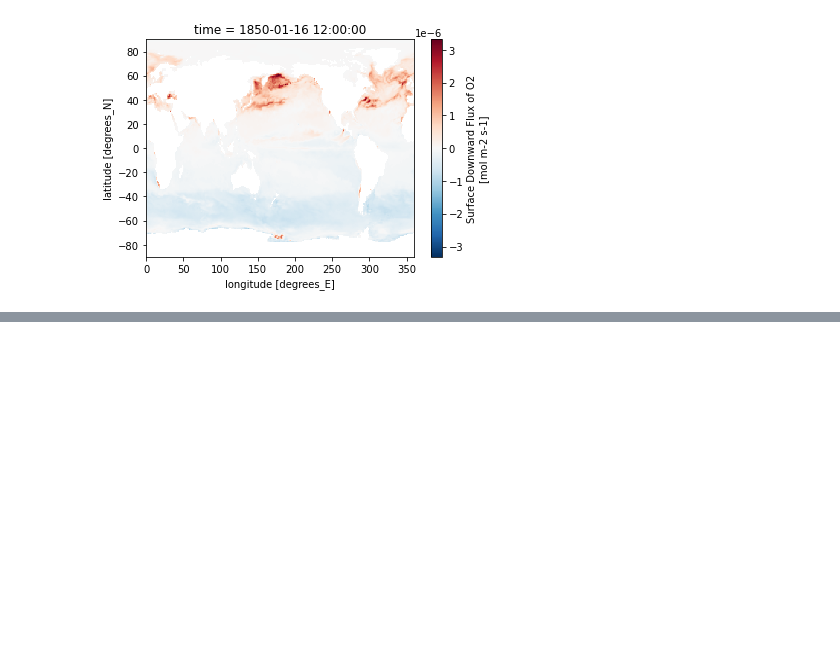
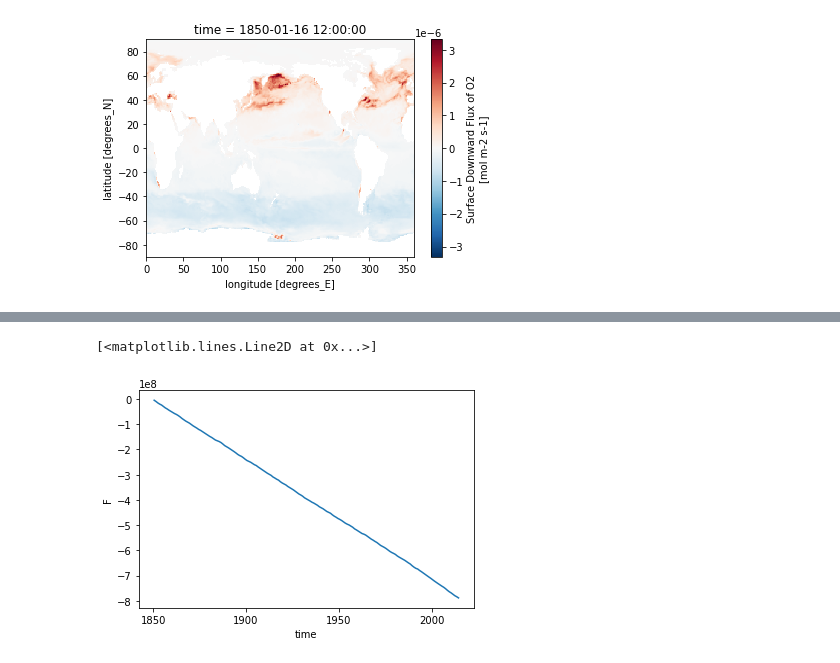
Before and after one commit to gmacgilchrist/oxygen, a Jupyter notebook: notebooks/dev_tracerpercentile_surfacefluxes.ipynb, the cells around one changed output, grey strips where cells are left out. Cells and saved outputs as stored; diff of their text form; code cells hidden in the pictures; blank space fills up the shorter version.

```diff
--- a/notebooks/dev_tracerpercentile_surfacefluxes.ipynb
+++ b/notebooks/dev_tracerpercentile_surfacefluxes.ipynb
@@ -12,0 +58,5 @@ ds['fgo2'].isel(time=0).plot()
+# %%
+(hs.sum('percentile').cumsum('time')).plot()
+# %% [output]
+[<matplotlib.lines.Line2D at 0x...>]
+[figure, added]
```
Also changed, not shown: parts of 8 cells of this notebook, 1 other file.
